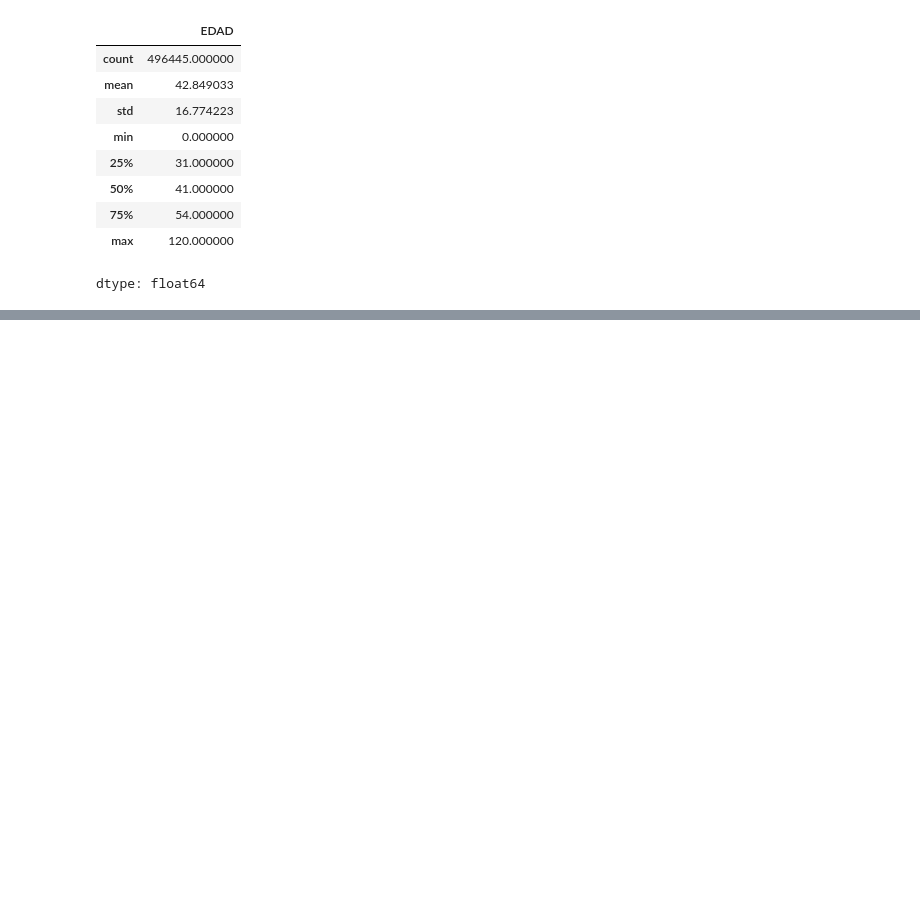
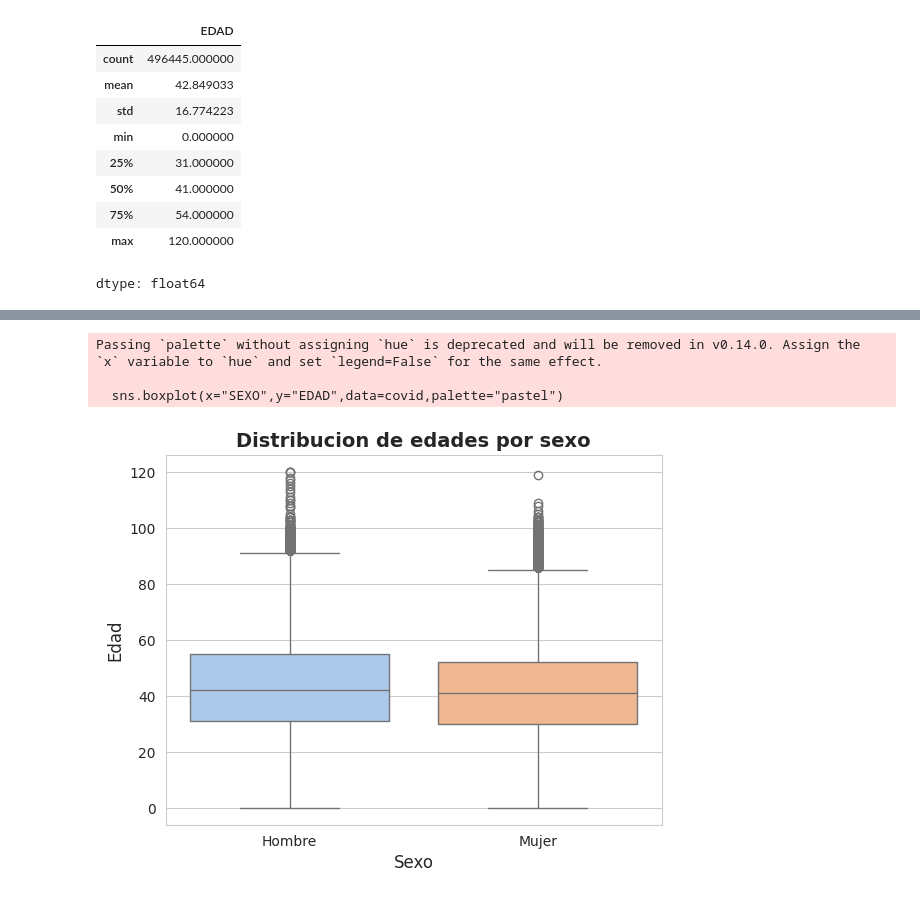
Before and after one commit to 25041097-jesus/Probabilidad, a Jupyter notebook: Unidad1/Practica 5.ipynb, the cells around one changed output, grey strips where cells are left out. Cells and saved outputs as stored; diff of their text form; code cells hidden in the pictures; blank space fills up the shorter version.

```diff
--- a/Unidad1/Practica 5.ipynb
+++ b/Unidad1/Practica 5.ipynb
@@ -100,0 +112,13 @@ conteo_tipo_paciente
+# %%
+sns.set_style("whitegrid")
+sns.boxplot(x="SEXO",y="EDAD",data=covid,palette="pastel")
+
+plt.title("Distribucion de edades por sexo",fontsize=14,fontweight="bold")
+plt.xlabel("Sexo",fontsize=12,)
+plt.ylabel("Edad",fontsize=12)
+plt.show()
+# %% [output]
+Passing `palette` without assigning `hue` is deprecated and will be removed in v0.14.0. Assign the `x` variable to `hue` and set `legend=False` for the same effect.
+
+  sns.boxplot(x="SEXO",y="EDAD",data=covid,palette="pastel")
+[figure, added]
```
Also changed, not shown: parts of 9 cells of this notebook.
